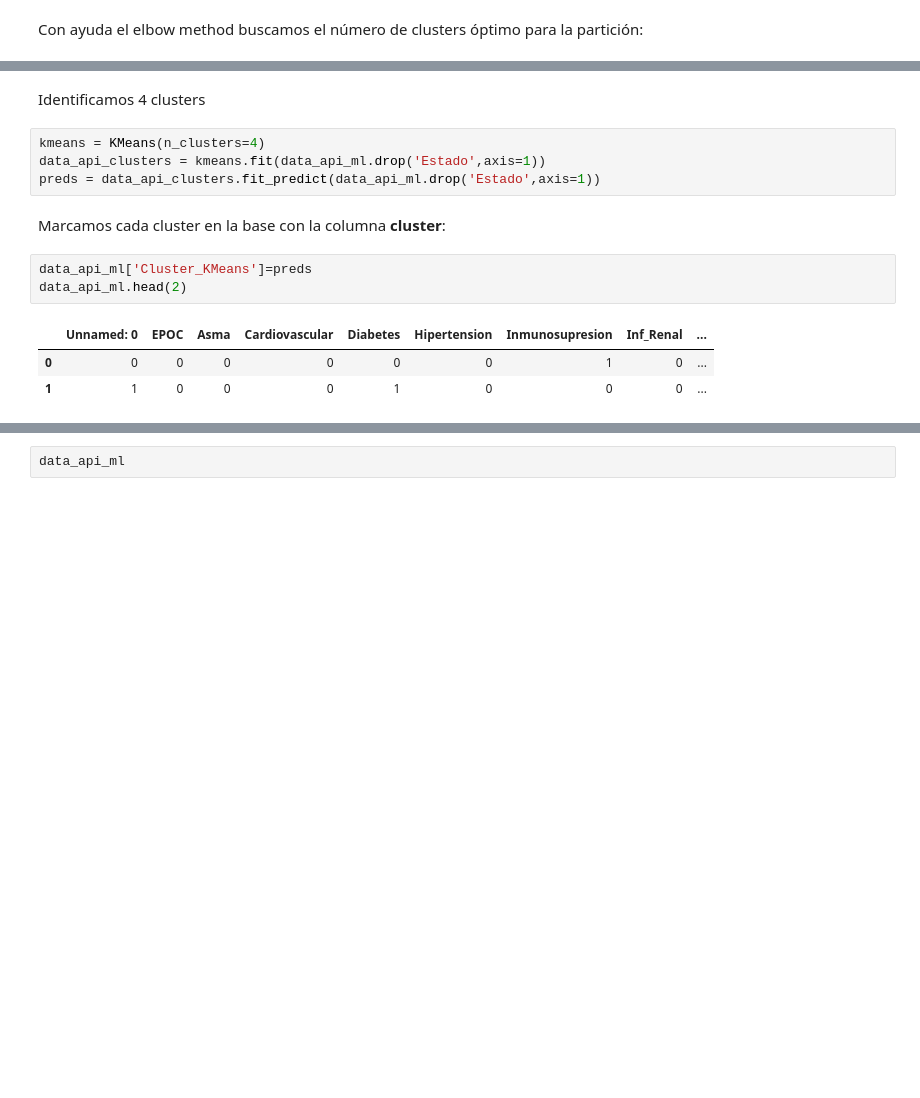
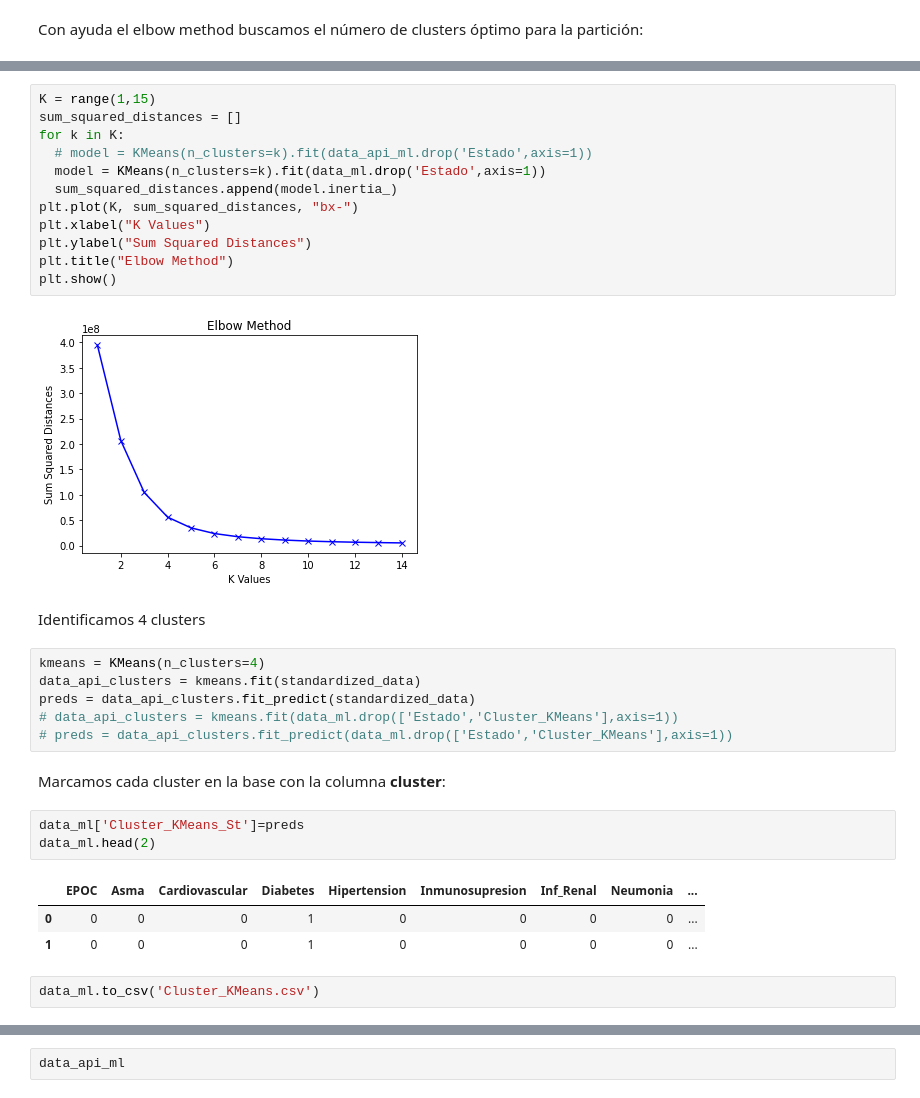
Before and after one commit to NayelySaldivar/DesafioData, a Jupyter notebook: DataMexico_Unsupervised_ML_Model.ipynb, the cells around one changed output, grey strips where cells are left out. Drawn from its saved outputs; the diff is of its cells as text; blank space fills up the shorter version.

```diff
--- a/DataMexico_Unsupervised_ML_Model.ipynb
+++ b/DataMexico_Unsupervised_ML_Model.ipynb
@@ -212,17 +213,35 @@ plt.show()
+# %%
+K = range(1,15)
+sum_squared_distances = []
+for k in K:
+  # model = KMeans(n_clusters=k).fit(data_api_ml.drop('Estado',axis=1))
+  model = KMeans(n_clusters=k).fit(data_ml.drop('Estado',axis=1))
+  sum_squared_distances.append(model.inertia_)
+plt.plot(K, sum_squared_distances, "bx-")
+plt.xlabel("K Values")
+plt.ylabel("Sum Squared Distances")
+plt.title("Elbow Method")
+plt.show()
+# %% [output]
+[figure, added]
 # %% [markdown]
 Identificamos 4 clusters
 # %%
 kmeans = KMeans(n_clusters=4)
-data_api_clusters = kmeans.fit(data_api_ml.drop('Estado',axis=1))
-preds = data_api_clusters.fit_predict(data_api_ml.drop('Estado',axis=1))
+data_api_clusters = kmeans.fit(standardized_data)
+preds = data_api_clusters.fit_predict(standardized_data)
+# data_api_clusters = kmeans.fit(data_ml.drop(['Estado','Cluster_KMeans'],axis=1))
+# preds = data_api_clusters.fit_predict(data_ml.drop(['Estado','Cluster_KMeans'],axis=1))
 # %% [markdown]
 Marcamos cada cluster en la base con la columna **cluster**:
 # %%
-data_api_ml['Cluster_KMeans']=preds
-data_api_ml.head(2)
+data_ml['Cluster_KMeans_St']=preds
+data_ml.head(2)
 # %% [output]
-|  | Unnamed: 0 | EPOC | Asma | Cardiovascular | Diabetes | Hipertension | Inmunosupresion | Inf_Renal | ... |
-| 0 | 0 | 0 | 0 | 0 | 0 | 0 | 1 | 0 | ... |
-| 1 | 1 | 0 | 0 | 0 | 1 | 0 | 0 | 0 | ... |
+|  | EPOC | Asma | Cardiovascular | Diabetes | Hipertension | Inmunosupresion | Inf_Renal | Neumonia | ... |
+| 0 | 0 | 0 | 0 | 1 | 0 | 0 | 0 | 0 | ... |
+| 1 | 0 | 0 | 0 | 1 | 0 | 0 | 0 | 0 | ... |
+# %%
+data_ml.to_csv('Cluster_KMeans.csv')
 # %%
 # data_api_ml[data_api_ml.Cluster==0].Estado.value_counts()
```
Also changed, not shown: parts of 6 cells of this notebook.
